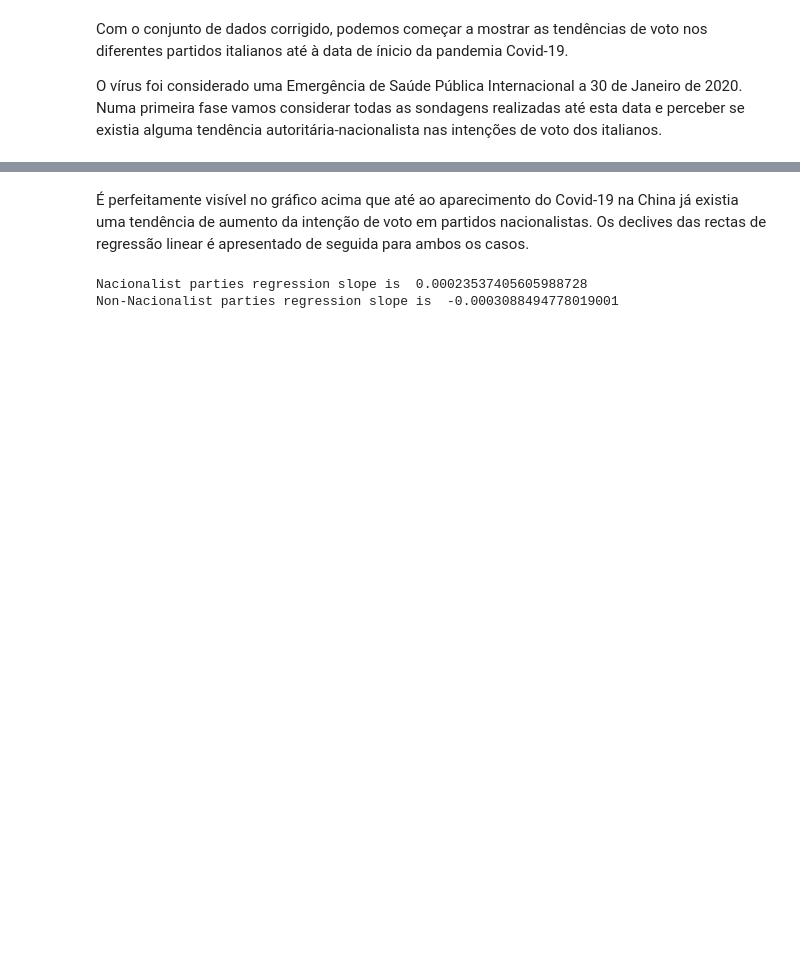
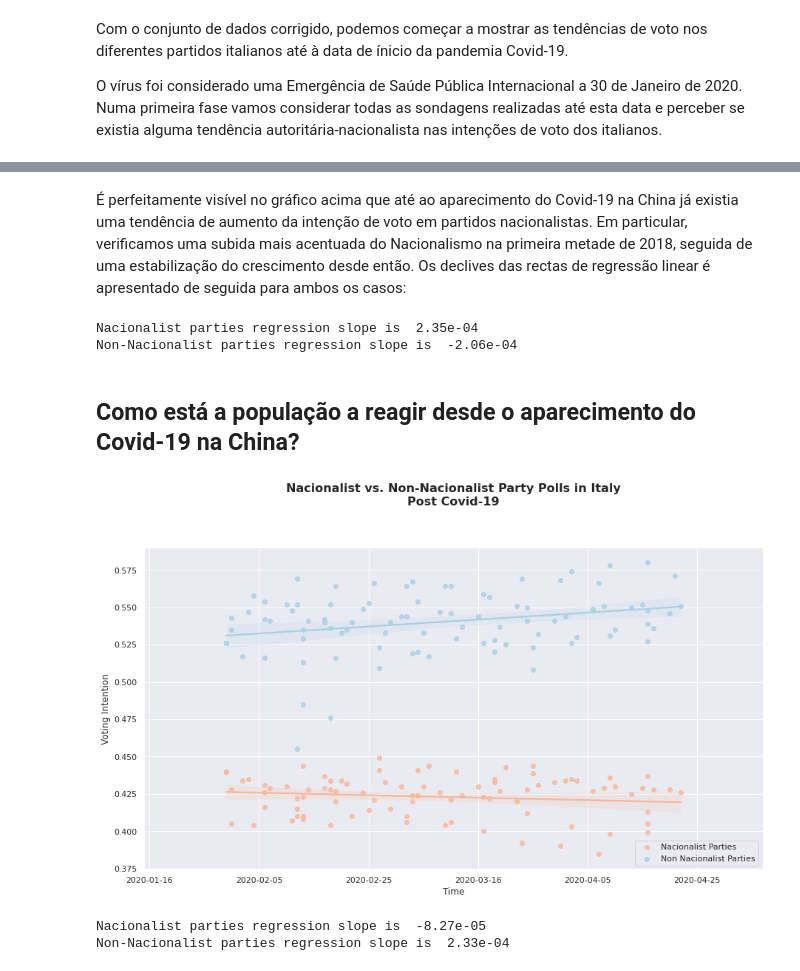
Before and after one commit to jofortunato/authr-covid, a Jupyter notebook: authoritarian_covid-19.ipynb, the cells around one changed output, grey strips where cells are left out. Saved outputs shown, nothing was run; the diff lists cells and outputs as text; code cells hidden in the pictures; blank space fills up the shorter version.

```diff
--- a/authoritarian_covid-19.ipynb
+++ b/authoritarian_covid-19.ipynb
@@ -156,13 +160,58 @@ plt.show()
 # %% [markdown]
 É perfeitamente visível no gráfico acima que até ao aparecimento do Covid-19 na China já existia uma tendência de aumento da intenção de voto em partidos nacionalistas.
-Os declives das rectas de regressão linear é apresentado de seguida para ambos os casos.
+Em particular, verificamos uma subida mais acentuada do Nacionalismo na primeira metade de 2018, seguida de uma estabilização do crescimento desde então.
+Os declives das rectas de regressão linear é apresentado de seguida para ambos os casos:
 # %%
 # get coeffs of linear fit
 slope_nacionalist, intercept_nacionalist, r_value_nacionalist, p_value_nacionalist, std_err_nacionalist = stats.linregress(italy_polls_pre_covid["Date Ordinal"],italy_polls_pre_covid["nacionalist"])
 slope_non_nacionalist, intercept_non_nacionalist, r_value_non_nacionalist, p_value_non_nacionalist, std_err_non_nacionalist = stats.linregress(italy_polls_pre_covid["Date Ordinal"],italy_polls_pre_covid["non_nacionalist"])
 
-print("Nacionalist parties regression slope is ",slope_nacionalist)
-print("Non-Nacionalist parties regression slope is ",slope_non_nacionalist)
+print("Nacionalist parties regression slope is ","{:.2e}".format(slope_nacionalist))
+print("Non-Nacionalist parties regression slope is ","{:.2e}".format(slope_non_nacionalist))
 # %% [output]
-Nacionalist parties regression slope is  0.00023537405605988728
-Non-Nacionalist parties regression slope is  -0.0003088494778019001
+Nacionalist parties regression slope is  2.35e-04
+Non-Nacionalist parties regression slope is  -2.06e-04
+# %% [markdown]
+## Como está a população a reagir desde o aparecimento do Covid-19 na China?
+# %%
+# Inicialize seaborn plot
+sns.set(style="dark")
+sns.set(rc={'figure.figsize':(15, 8)})
+
+# Set your custom color palette
+sns.set_palette(sns.color_palette("RdBu", n_colors=2))
+
+# In order to plot a linear regression we need to use add a auxiliary columns.
+# This columns will contain the date ordinals
+italy_polls["Date Ordinal"] = italy_polls["Fieldwork End"].apply(lambda date: date.toordinal())
+
+# Filter dataframe for pre Covid-19 crisis
+italy_polls_post_covid = italy_polls[italy_polls["Date Ordinal"]>=pd.to_datetime("2020-01-30", format="%Y-%m-%d").toordinal()]
+
+# Plot polls results with linear regression
+ax_italian = sns.regplot(x = "Date Ordinal", y="nacionalist", data=italy_polls_post_covid, label = "Nacionalist Parties")
+ax2_italian = sns.regplot(x = "Date Ordinal", y="non_nacionalist", data=italy_polls_post_covid, ax = ax_italian, label = "Non Nacionalist Parties")
+
+
+# Add axis, legend and title
+ax_italian.set(xlim=(italy_polls_post_covid["Date Ordinal"].min()-15, italy_polls_post_covid["Date Ordinal"].max()+15))
+ax_italian.set_title("Nacionalist vs. Non-Nacionalist Party Polls in Italy\nPost Covid-19",y=1.12,fontsize=16,fontweight='bold')
+ax_italian.set_ylabel("Voting Intention")
+ax_italian.set_xlabel("Time")
+ax_italian.legend(loc="lower right")
+new_labels = [date.fromordinal(int(item)) for item in ax_italian.get_xticks()]
+ax_italian.set_xticklabels(new_labels)
+
+plt.show()
+# %% [output]
+[figure, added]
+# %%
+# get coeffs of linear fit
+slope_nacionalist, intercept_nacionalist, r_value_nacionalist, p_value_nacionalist, std_err_nacionalist = stats.linregress(italy_polls_post_covid["Date Ordinal"],italy_polls_post_covid["nacionalist"])
+slope_non_nacionalist, intercept_non_nacionalist, r_value_non_nacionalist, p_value_non_nacionalist, std_err_non_nacionalist = stats.linregress(italy_polls_post_covid["Date Ordinal"],italy_polls_post_covid["non_nacionalist"])
+
+print("Nacionalist parties regression slope is ", "{:.2e}".format(slope_nacionalist))
+print("Non-Nacionalist parties regression slope is ", "{:.2e}".format(slope_non_nacionalist))
+# %% [output]
+Nacionalist parties regression slope is  -8.27e-05
+Non-Nacionalist parties regression slope is  2.33e-04
```
Also changed, not shown: parts of 16 cells of this notebook, 1 other file.
